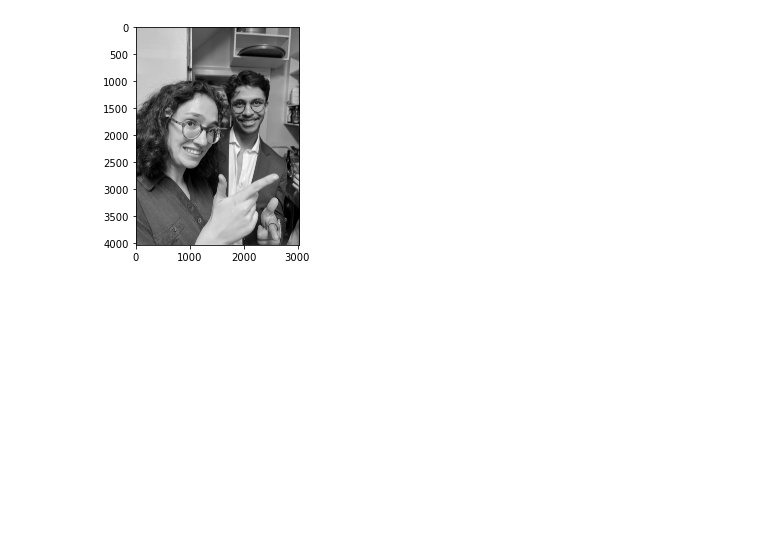
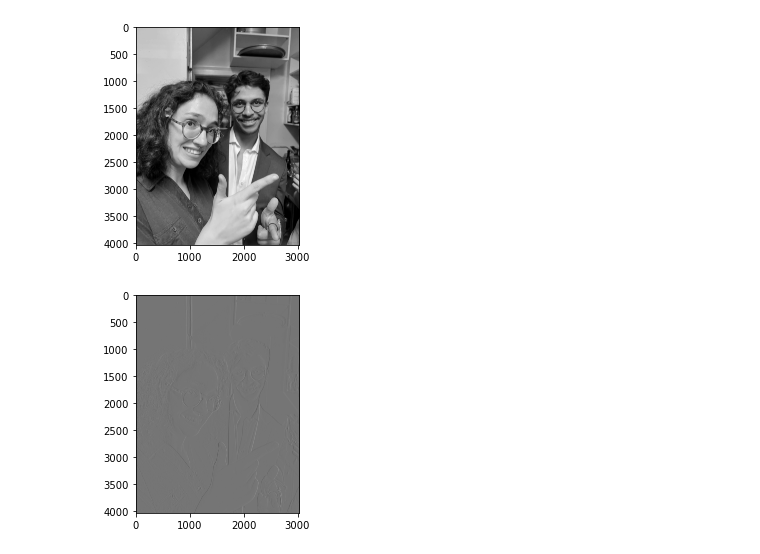
Before and after one commit to Harrison-Ward/ASCII_Generator, a Jupyter notebook: main/sandbox/conv_test.ipynb, the cells around one changed output. Saved outputs shown, nothing was run; the diff lists cells and outputs as text; code cells hidden in the pictures; blank space fills up the shorter version.

Commit message:
basic edge detection example added

```diff
--- a/main/sandbox/conv_test.ipynb
+++ b/main/sandbox/conv_test.ipynb
@@ -27,10 +28,28 @@ for file in os.listdir(path):
 # convert images to normed numpy arrays
 image_arrays = []
 for image in images:
-    array = np.asarray(image)
-    gray_array = np.mean(array, axis=2)
+    gray_array = np.mean(np.asarray(image), axis=2)
     image_arrays.append(gray_array)
 # %%
-pyplot.imshow(image_arrays[0].T, cmap='gray');
+# plot test image
+img = image_arrays[0].T
+plt.imshow(img, cmap='gray');
 # %% [output]
 [figure]
+# %%
+# set sobel filter for edge detection
+x_kernel = np.array([[ -1, 0, 1],
+                   [ -2, 0, 2],
+                   [ -1, 0, 1]])
+
+y_kernel = x_kernel.T
+
+edge_kernel = np.array([[ 0.0, -1, 0],
+                        [ -1, 4, -1],
+                        [ 0, -1, 0]])
+# %%
+edges = signal.convolve2d(img, x_kernel, boundary='symm', mode='same')
+# %%
+plt.imshow(edges, cmap='gray');
+# %% [output]
+[figure, added]
```
Also changed, not shown: parts of 1 cell of this notebook.
